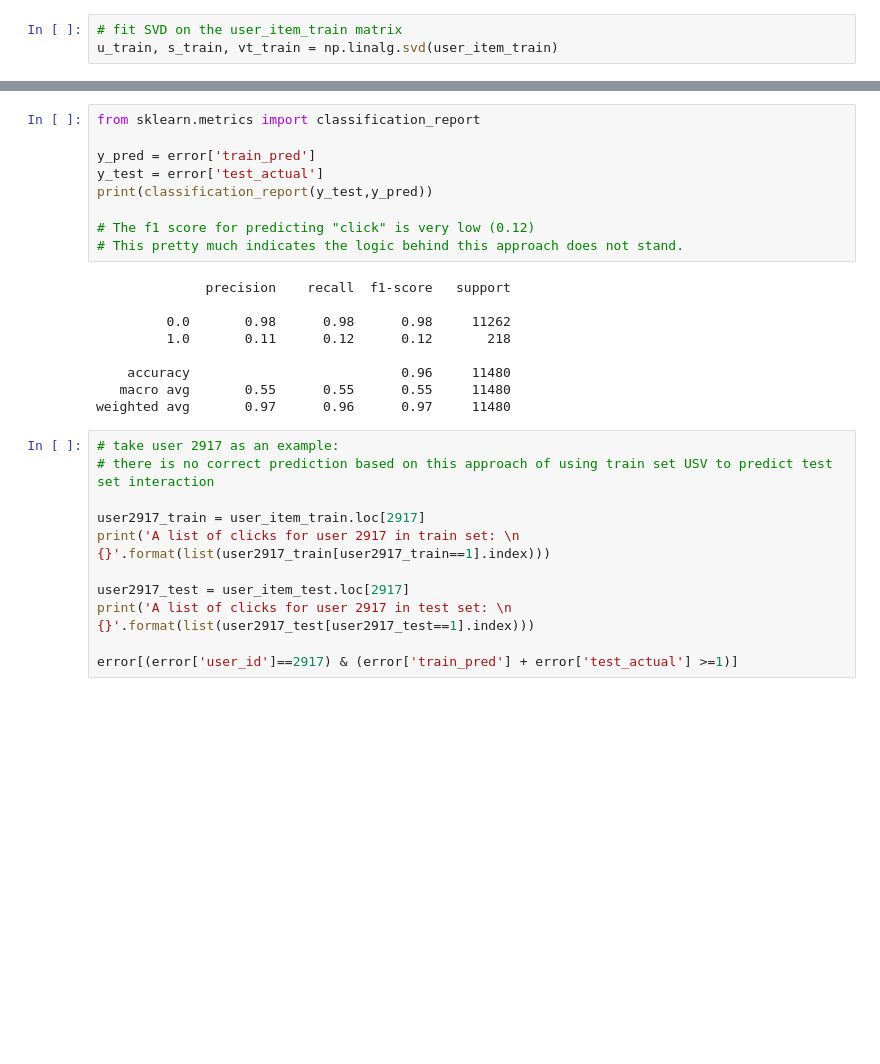
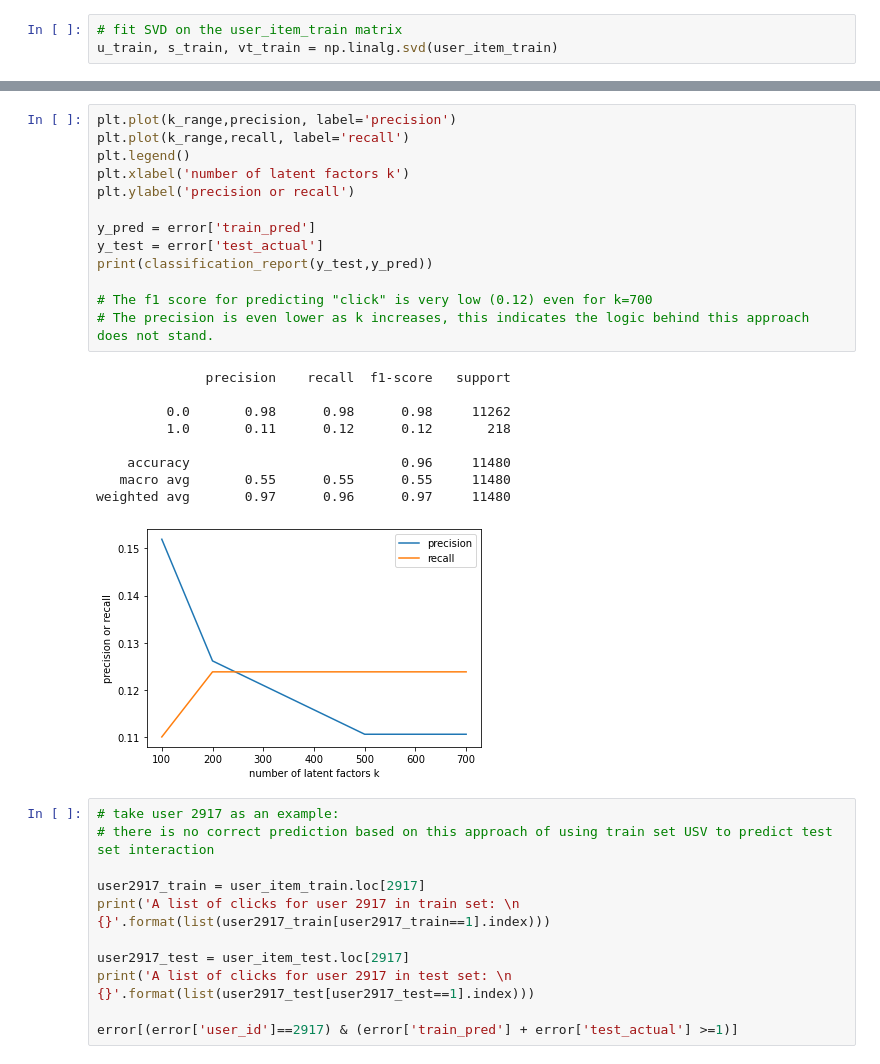
Before and after one commit to aeng1993/udacity_project3_recommender_IBM, a Jupyter notebook: Recommendations_with_IBM.ipynb, the cells around one changed output, grey strips where cells are left out. Saved outputs shown, nothing was run; the diff lists cells and outputs as text; blank space fills up the shorter version.

```diff
--- a/Recommendations_with_IBM.ipynb
+++ b/Recommendations_with_IBM.ipynb
@@ -968,21 +986,26 @@ error.head()
 # %%
-from sklearn.metrics import classification_report
+plt.plot(k_range,precision, label='precision')
+plt.plot(k_range,recall, label='recall')
+plt.legend()
+plt.xlabel('number of latent factors k')
+plt.ylabel('precision or recall')
 
 y_pred = error['train_pred']
 y_test = error['test_actual']
 print(classification_report(y_test,y_pred))
 
-# The f1 score for predicting "click" is very low (0.12)
-# This pretty much indicates the logic behind this approach does not stand.
+# The f1 score for predicting "click" is very low (0.12) even for k=700
+# The precision is even lower as k increases, this indicates the logic behind this approach does not stand.
 # %% [output]
               precision    recall  f1-score   support
 
          0.0       0.98      0.98      0.98     11262
          1.0       0.11      0.12      0.12       218
 
     accuracy                           0.96     11480
    macro avg       0.55      0.55      0.55     11480
 weighted avg       0.97      0.96      0.97     11480
+[figure, added]
 # %%
 # take user 2917 as an example:
 # there is no correct prediction based on this approach of using train set USV to predict test set interaction
```
Also changed, not shown: parts of 1 cell of this notebook.
